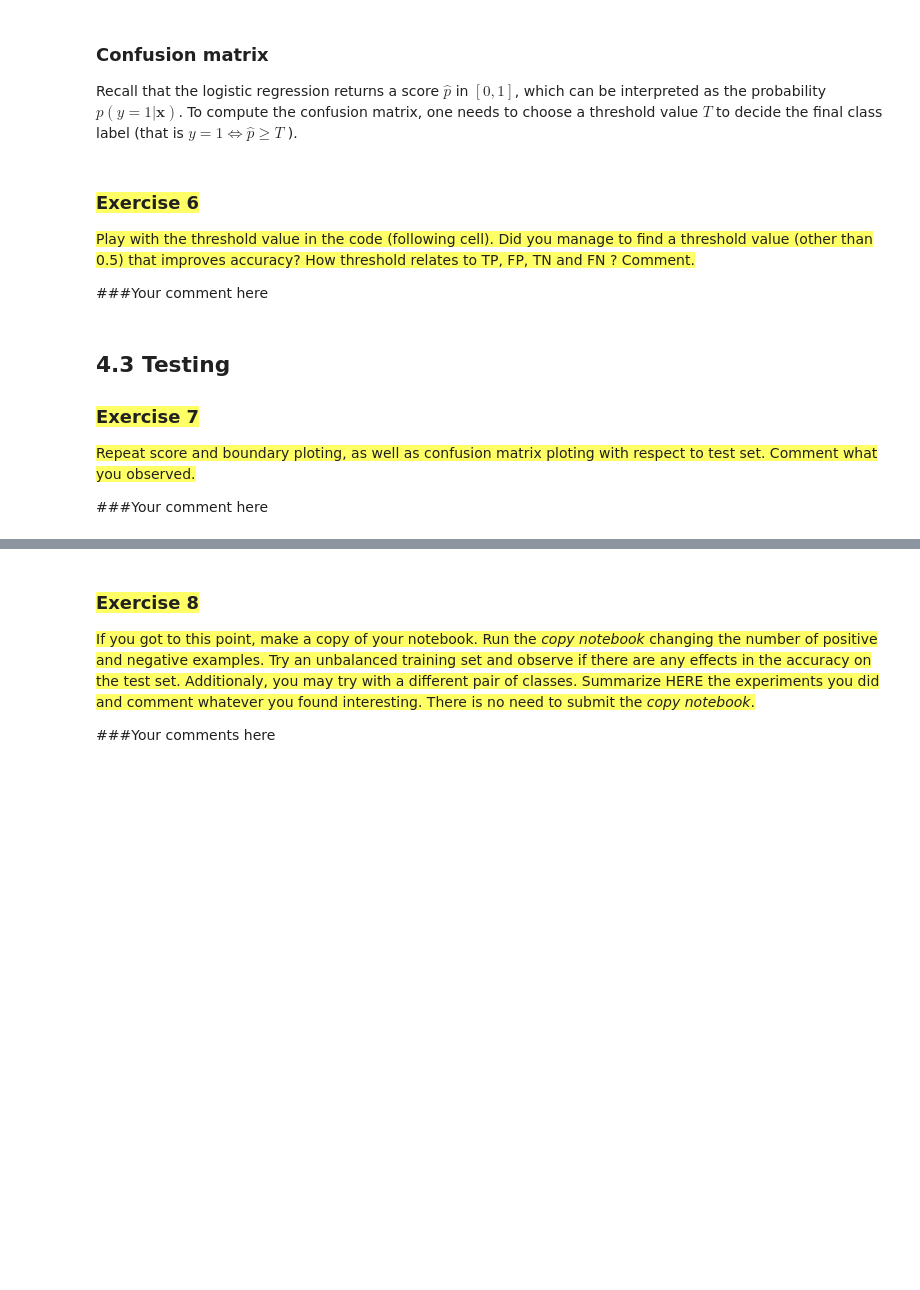
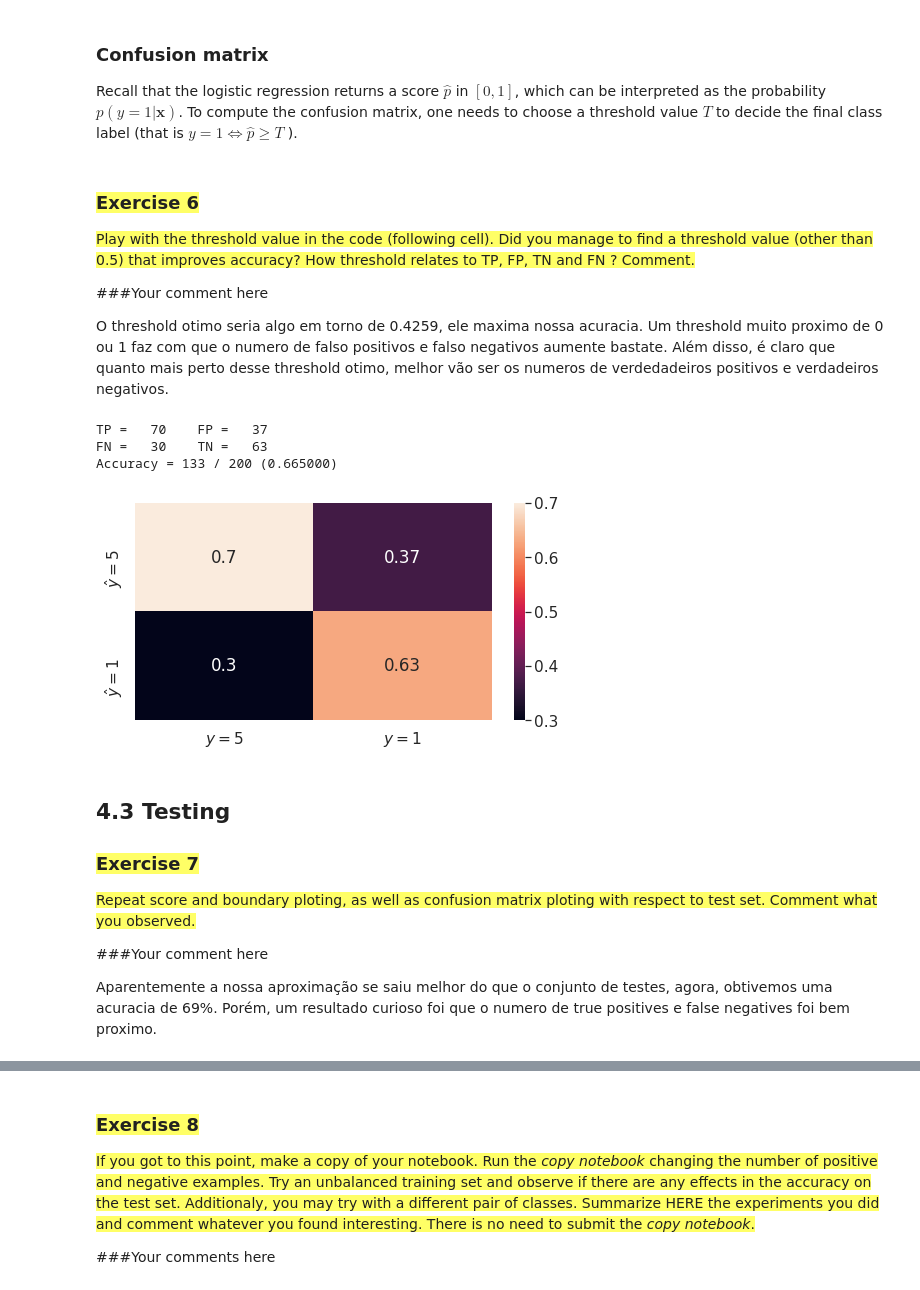
Before and after one commit to fcnoronha/introduction-to-machine-learning, a Jupyter notebook: ep04/ep04_logreg.ipynb, the cells around one changed output, grey strips where cells are left out. Saved outputs shown, nothing was run; the diff lists cells and outputs as text; code cells hidden in the pictures; blank space fills up the shorter version.

```diff
--- a/ep04/ep04_logreg.ipynb
+++ b/ep04/ep04_logreg.ipynb
@@ -113,7 +134,6 @@ The function in the next cell will be used to do the prediction of logistic regr
 # %%
 def sigmoid(z):
     return 1 / (1 + np.exp(-z))
-
 
 def predict_logistic(X, w):
     """
@@ -126,7 +146,15 @@ def predict_logistic(X, w):
     :rtype: np.ndarray(shape=(N, ))
     """
     ### Your code begins here _____________________
-    raise NotImplementedError("Function predict_logistic() is not implemented")
+
+    # X matrix with ones in the beggining of each observation
+    Xa = np.hstack((np.ones((X.shape[0], 1)), X))
+    # our prediction
+    yhat = np.dot(Xa, w)
+    # normalized prediction
+    predict = sigmoid(yhat)
+    return predict
+
     ### Your code ends here _____________________
 # %% [markdown]
 # 2. MNIST Dataset #
@@ -444,18 +555,25 @@ def plot_confusion_matrix(y, y_pred):
 <font style="background-color: #ffff66;">Play with the threshold value in the code (following cell). Did you manage to find a threshold value (other than 0.5) that improves accuracy? How threshold relates to TP, FP, TN and FN ? Comment.</font>
 
 ###Your comment here
+
+O threshold otimo seria algo em torno de 0.4259, ele maxima nossa acuracia. Um threshold muito proximo de 0 ou 1 faz com que o numero de falso positivos e falso negativos aumente bastate. Além disso, é claro que quanto mais perto desse threshold otimo, melhor vão ser os numeros de verdedadeiros positivos e verdadeiros negativos.
 # %%
 import seaborn as sn
 import pandas as pd
 
-threshold = 0.5
+threshold = 0.4259
 
 p_hat = predict_logistic(X_train, w_logistic)
 y_hat = np.where(p_hat >= threshold, 1, -1)
 
 total = len(y_hat)
 
 plot_confusion_matrix(y_train, y_hat)
+# %% [output]
+TP =   70    FP =   37
+FN =   30    TN =   63
+Accuracy = 133 / 200 (0.665000)
+[figure, added]
 # %% [markdown]
 ## 4.3 Testing
 
@@ -463,3 +581,5 @@ plot_confusion_matrix(y_train, y_hat)
 <font style="background-color: #ffff66;">Repeat score and boundary ploting, as well as confusion matrix ploting with respect to test set. Comment what you observed.</font>
 
 ###Your comment here
+
+Aparentemente a nossa aproximação se saiu melhor do que o conjunto de testes, agora, obtivemos uma acuracia de 69%. Porém, um resultado curioso foi que o numero de true positives e false negatives foi bem proximo.
```
Also changed, not shown: parts of 20 cells of this notebook, 1 other file.
